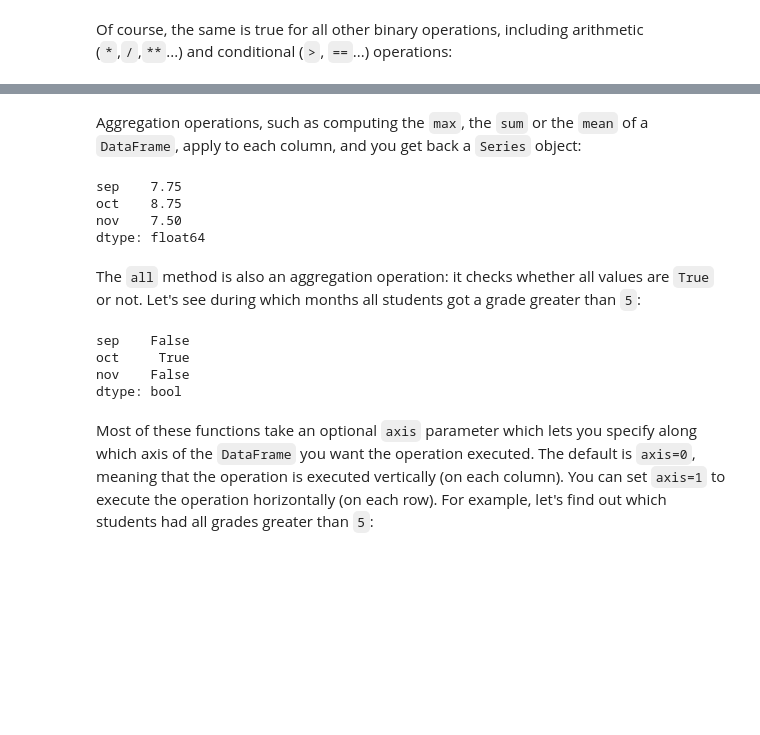
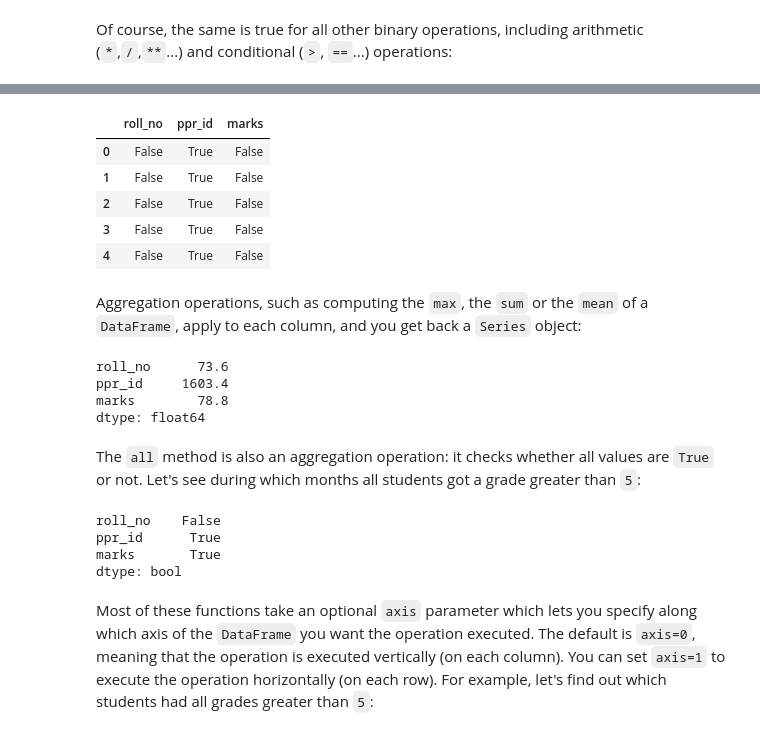
Before and after one commit to dev-SR/machine-learning, a Jupyter notebook: 01pandas/pandas.ipynb, the cells around one changed output, grey strips where cells are left out. Drawn from its saved outputs; the diff is of its cells as text; code cells hidden in the pictures; blank space fills up the shorter version.

```diff
--- a/01pandas/pandas.ipynb
+++ b/01pandas/pandas.ipynb
@@ -1213,20 +1244,29 @@ grades >= 5
+# %%
+df >= 500
+# %% [output]
+|  | roll_no | ppr_id | marks |
+| 0 | False | True | False |
+| 1 | False | True | False |
+| 2 | False | True | False |
+| 3 | False | True | False |
+| 4 | False | True | False |
 # %% [markdown]
 Aggregation operations, such as computing the `max`, the `sum` or the `mean` of a `DataFrame`, apply to each column, and you get back a `Series` object:
 # %%
-grades.mean()
+df.mean()
 # %% [output]
-sep    7.75
-oct    8.75
-nov    7.50
+roll_no      73.6
+ppr_id     1603.4
+marks        78.8
 dtype: float64
 # %% [markdown]
 The `all` method is also an aggregation operation: it checks whether all values are `True` or not. Let's see during which months all students got a grade greater than `5`:
 # %%
-(grades > 5).all()
+(df > 50).all()
 # %% [output]
-sep    False
-oct     True
-nov    False
+roll_no    False
+ppr_id      True
+marks       True
 dtype: bool
 # %% [markdown]
 Most of these functions take an optional `axis` parameter which lets you specify along which axis of the `DataFrame` you want the operation executed. The default is `axis=0`, meaning that the operation is executed vertically (on each column). You can set `axis=1` to execute the operation horizontally (on each row). For example, let's find out which students had all grades greater than `5`:
```
Also changed, not shown: parts of 24 cells of this notebook, 1 other file.
